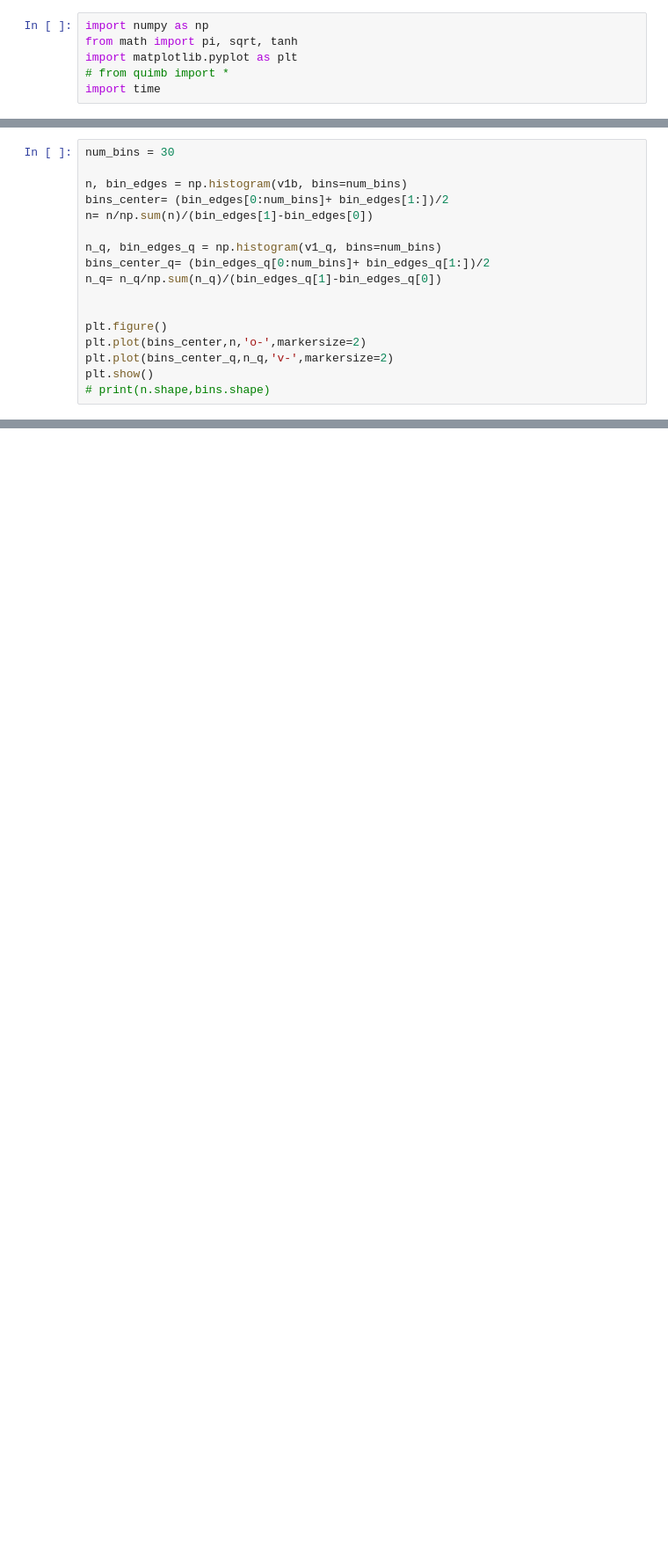
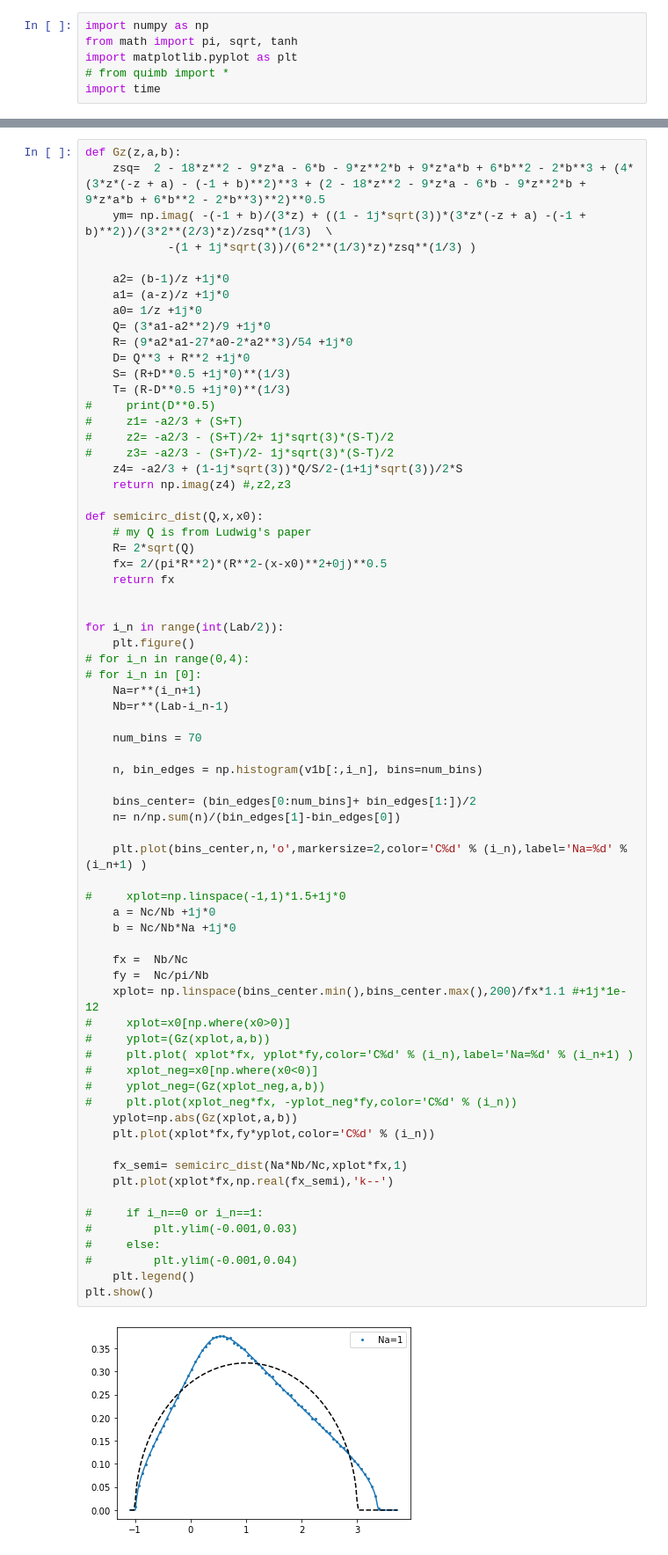
Before and after one commit to hassan-shap/RMT, a Jupyter notebook: NegSpec_Na1_Na2.ipynb, the cells around one changed output, grey strips where cells are left out. Shown at 88% size. Drawn from its saved outputs; the diff is of its cells as text; blank space fills up the shorter version.

```diff
--- a/NegSpec_Na1_Na2.ipynb
+++ b/NegSpec_Na1_Na2.ipynb
@@ -144,17 +84,0 @@ Finished, quimb elapsed time = 153.88 sec
-# %%
-num_bins = 30
-
-n, bin_edges = np.histogram(v1b, bins=num_bins)
-bins_center= (bin_edges[0:num_bins]+ bin_edges[1:])/2
-n= n/np.sum(n)/(bin_edges[1]-bin_edges[0])
-
-n_q, bin_edges_q = np.histogram(v1_q, bins=num_bins)
-bins_center_q= (bin_edges_q[0:num_bins]+ bin_edges_q[1:])/2
-n_q= n_q/np.sum(n_q)/(bin_edges_q[1]-bin_edges_q[0])
-
-
-plt.figure()
-plt.plot(bins_center,n,'o-',markersize=2)
-plt.plot(bins_center_q,n_q,'v-',markersize=2)
-plt.show()
-# print(n.shape,bins.shape)
@@ -160,0 +177,71 @@ plt.show()
+# %%
+def Gz(z,a,b):
+    zsq=  2 - 18*z**2 - 9*z*a - 6*b - 9*z**2*b + 9*z*a*b + 6*b**2 - 2*b**3 + (4*(3*z*(-z + a) - (-1 + b)**2)**3 + (2 - 18*z**2 - 9*z*a - 6*b - 9*z**2*b + 9*z*a*b + 6*b**2 - 2*b**3)**2)**0.5
+    ym= np.imag( -(-1 + b)/(3*z) + ((1 - 1j*sqrt(3))*(3*z*(-z + a) -(-1 + b)**2))/(3*2**(2/3)*z)/zsq**(1/3)  \
+            -(1 + 1j*sqrt(3))/(6*2**(1/3)*z)*zsq**(1/3) )
+
+    a2= (b-1)/z +1j*0
+    a1= (a-z)/z +1j*0
+    a0= 1/z +1j*0
+    Q= (3*a1-a2**2)/9 +1j*0
+    R= (9*a2*a1-27*a0-2*a2**3)/54 +1j*0
+    D= Q**3 + R**2 +1j*0
+    S= (R+D**0.5 +1j*0)**(1/3)
+    T= (R-D**0.5 +1j*0)**(1/3)
+#     print(D**0.5)
+#     z1= -a2/3 + (S+T)
+#     z2= -a2/3 - (S+T)/2+ 1j*sqrt(3)*(S-T)/2
+#     z3= -a2/3 - (S+T)/2- 1j*sqrt(3)*(S-T)/2
+    z4= -a2/3 + (1-1j*sqrt(3))*Q/S/2-(1+1j*sqrt(3))/2*S
+    return np.imag(z4) #,z2,z3
+
+def semicirc_dist(Q,x,x0):
+    # my Q is from Ludwig's paper
+    R= 2*sqrt(Q)
+    fx= 2/(pi*R**2)*(R**2-(x-x0)**2+0j)**0.5
+    return fx
+
+
+for i_n in range(int(Lab/2)):
+    plt.figure()
+# for i_n in range(0,4):
+# for i_n in [0]:
+    Na=r**(i_n+1)
+    Nb=r**(Lab-i_n-1)
+
+    num_bins = 70
+
+    n, bin_edges = np.histogram(v1b[:,i_n], bins=num_bins)
+
+    bins_center= (bin_edges[0:num_bins]+ bin_edges[1:])/2
+    n= n/np.sum(n)/(bin_edges[1]-bin_edges[0])
+
+    plt.plot(bins_center,n,'o',markersize=2,color='C%d' % (i_n),label='Na=%d' % (i_n+1) )
+
+#     xplot=np.linspace(-1,1)*1.5+1j*0
+    a = Nc/Nb +1j*0
+    b = Nc/Nb*Na +1j*0
+
+    fx =  Nb/Nc
+    fy =  Nc/pi/Nb
+    xplot= np.linspace(bins_center.min(),bins_center.max(),200)/fx*1.1 #+1j*1e-12
+#     xplot=x0[np.where(x0>0)]
+#     yplot=(Gz(xplot,a,b))
+#     plt.plot( xplot*fx, yplot*fy,color='C%d' % (i_n),label='Na=%d' % (i_n+1) )
+#     xplot_neg=x0[np.where(x0<0)]
+#     yplot_neg=(Gz(xplot_neg,a,b))
+#     plt.plot(xplot_neg*fx, -yplot_neg*fy,color='C%d' % (i_n))
+    yplot=np.abs(Gz(xplot,a,b))
+    plt.plot(xplot*fx,fy*yplot,color='C%d' % (i_n))
+
+    fx_semi= semicirc_dist(Na*Nb/Nc,xplot*fx,1)
+    plt.plot(xplot*fx,np.real(fx_semi),'k--')
+
+#     if i_n==0 or i_n==1:
+#         plt.ylim(-0.001,0.03)
+#     else:
+#         plt.ylim(-0.001,0.04)
+    plt.legend()
+plt.show()
+# %% [output]
+[figure, added]
```
Also changed, not shown: parts of 10 cells of this notebook, 14 other files.
